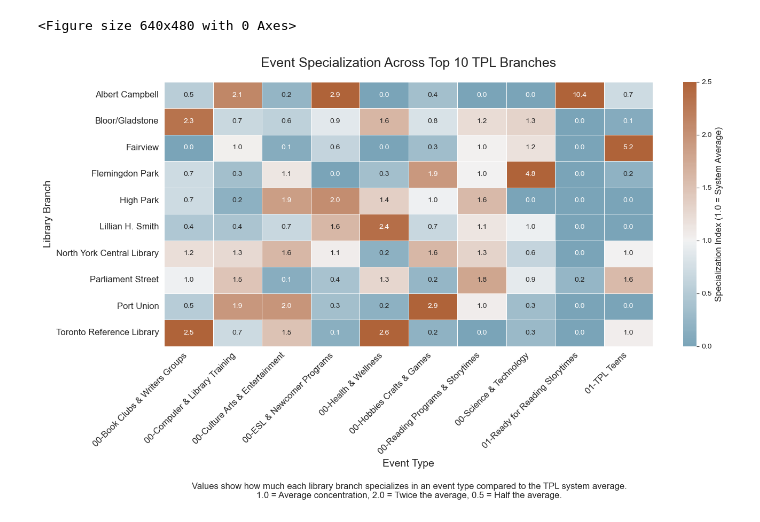
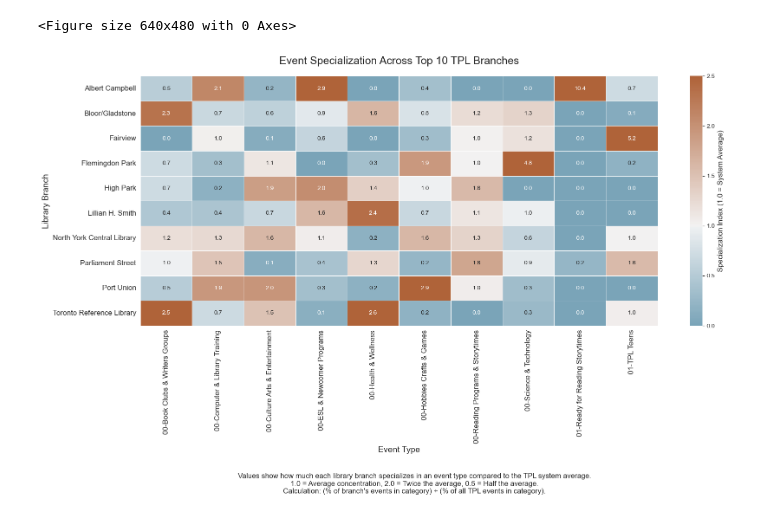
Before and after one commit to paula-aoy/visualization, a Jupyter notebook: 02_activities/assignments/participation/Assignment-3.ipynb, the cells around one changed output. Cells and saved outputs as stored; diff of their text form; code cells hidden in the pictures.

```diff
--- a/02_activities/assignments/participation/Assignment-3.ipynb
+++ b/02_activities/assignments/participation/Assignment-3.ipynb
@@ -240,38 +240,39 @@ overall_percentages = heatmap_data.sum() / heatmap_data.sum().sum()
 specialization_index = library_percentages.div(overall_percentages)
 specialization_index = specialization_index.fillna(0)
 
-plt.figure(figsize=(14, 8))
+plt.figure(figsize=(18, 10))
 
 #Other colour combo
 cmap = sns.diverging_palette(230, 30, as_cmap=True)
 
 ax = sns.heatmap(
     specialization_index,
     cmap=cmap,
     center=1.0,
     annot=True,
     fmt='.1f',
     linewidths=.5,
     vmin=0,
     vmax=2.5
 )
 
 plt.title('Event Specialization Across Top 10 TPL Branches', fontsize=18, pad=20)
 plt.ylabel('Library Branch', fontsize=14)
 plt.xlabel('Event Type', fontsize=14)
-plt.xticks(rotation=45, ha='right', fontsize=12)
+plt.xticks(rotation=90, ha='center', fontsize=12)
 plt.yticks(fontsize=12)
 cbar = ax.collections[0].colorbar
 cbar.set_label('Specialization Index (1.0 = System Average)', fontsize=12)
 
 
 plt.figtext(0.5, -0.05,
            "Values show how much each library branch specializes in an event type compared to the TPL system average.\n" +
-           "1.0 = Average concentration, 2.0 = Twice the average, 0.5 = Half the average.",
+           "1.0 = Average concentration, 2.0 = Twice the average, 0.5 = Half the average.\n" +
+           "Calculation: (% of branch's events in category) ÷ (% of all TPL events in category).",
            ha="center", fontsize=12, bbox={"facecolor":"white", "alpha":0.5, "pad":5})
 
-plt.tight_layout()
+plt.tight_layout(pad=3.0)
 plt.savefig('top10_library_specialization_accessible.png', dpi=300, bbox_inches='tight')
 plt.show()
 # %% [output]
-[figure, old version]
+[figure, new version]
```
Also changed, not shown: parts of 1 cell of this notebook.
